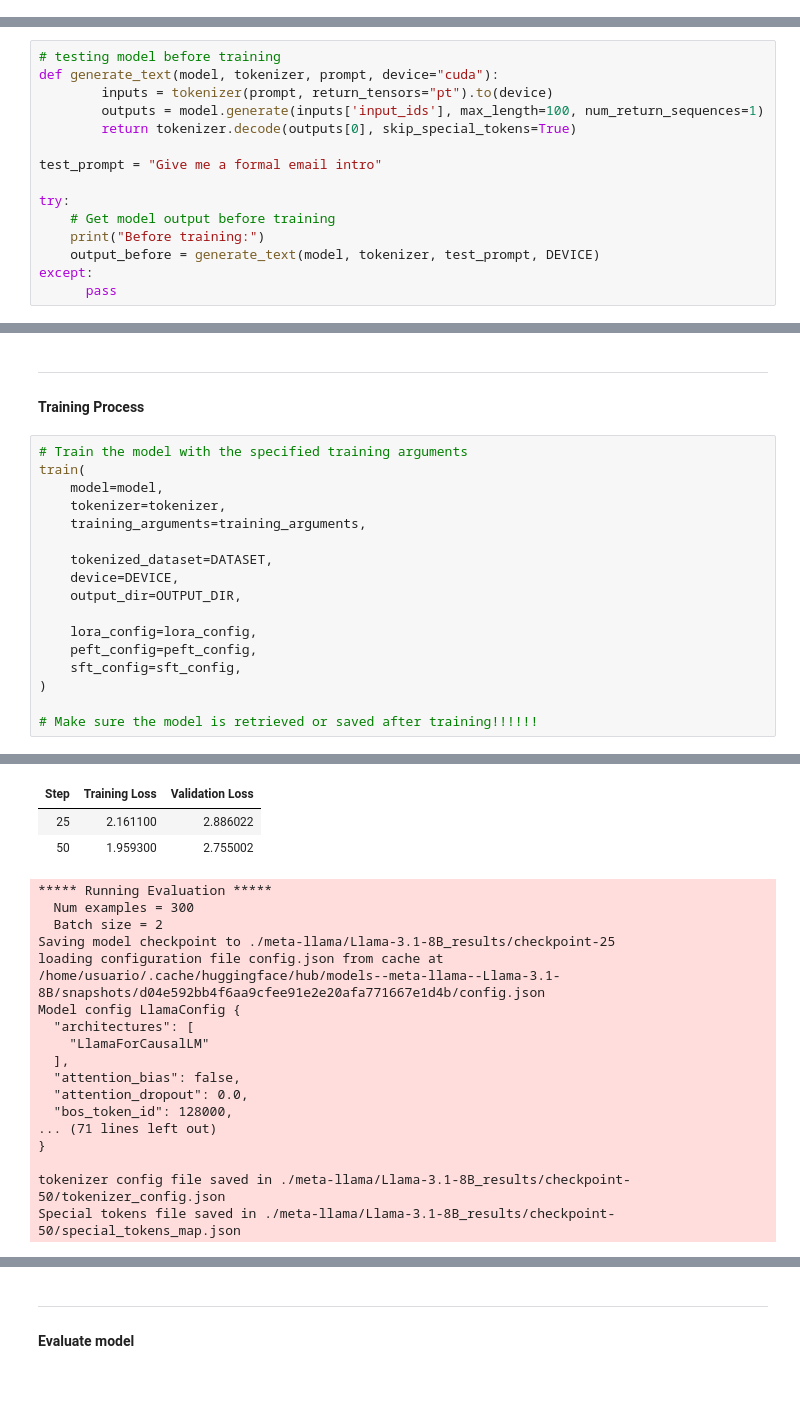
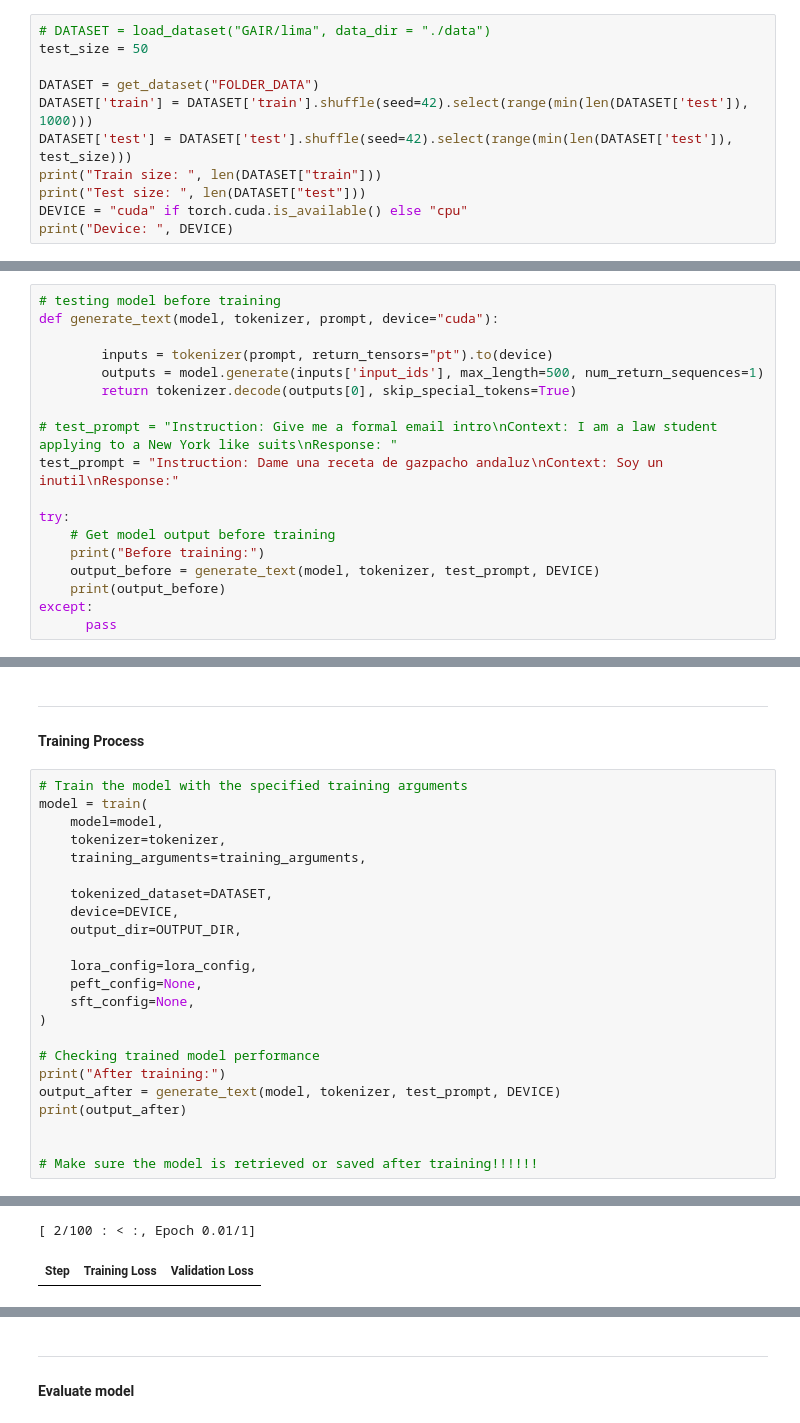
Before and after one commit to HenryECA/NLPII_Proyect, a Jupyter notebook: src/main.ipynb, the cells around one changed output, grey strips where cells are left out. Cells and saved outputs as stored; diff of their text form; blank space fills up the shorter version.

Commit message:
update final version before optuna fine-tunning

```diff
--- a/src/main.ipynb
+++ b/src/main.ipynb
@@ -60,0 +45,11 @@ DatasetDict({
+# %%
+# DATASET = load_dataset("GAIR/lima", data_dir = "./data")
+test_size = 50
+
+DATASET = get_dataset("FOLDER_DATA")
+DATASET['train'] = DATASET['train'].shuffle(seed=42).select(range(min(len(DATASET['test']), 1000)))
+DATASET['test'] = DATASET['test'].shuffle(seed=42).select(range(min(len(DATASET['test']), test_size)))
+print("Train size: ", len(DATASET["train"]))
+print("Test size: ", len(DATASET["test"]))
+DEVICE = "cuda" if torch.cuda.is_available() else "cpu"
+print("Device: ", DEVICE)
@@ -140,16 +139,19 @@ LlamaForCausalLM(
 # %%
 # testing model before training
 def generate_text(model, tokenizer, prompt, device="cuda"):
+
         inputs = tokenizer(prompt, return_tensors="pt").to(device)
-        outputs = model.generate(inputs['input_ids'], max_length=100, num_return_sequences=1)
+        outputs = model.generate(inputs['input_ids'], max_length=500, num_return_sequences=1)
         return tokenizer.decode(outputs[0], skip_special_tokens=True)
 
-test_prompt = "Give me a formal email intro"
+# test_prompt = "Instruction: Give me a formal email intro\nContext: I am a law student applying to a New York like suits\nResponse: "
+test_prompt = "Instruction: Dame una receta de gazpacho andaluz\nContext: Soy un inutil\nResponse:"
 
 try:
     # Get model output before training
     print("Before training:")
     output_before = generate_text(model, tokenizer, test_prompt, DEVICE)
+    print(output_before)
 except:
       pass
 # %% [output]
@@ -282,7 +294,7 @@ sft_config = None
 #### Training Process
 # %%
 # Train the model with the specified training arguments
-train(
+model = train(
     model=model,
     tokenizer=tokenizer,
     training_arguments=training_arguments,
@@ -292,10 +304,16 @@ train(
     output_dir=OUTPUT_DIR,
 
     lora_config=lora_config,
-    peft_config=peft_config,
-    sft_config=sft_config,
+    peft_config=None,
+    sft_config=None,
 )
 
+# Checking trained model performance
+print("After training:")
+output_after = generate_text(model, tokenizer, test_prompt, DEVICE)
+print(output_after)
+
+
 # Make sure the model is retrieved or saved after training!!!!!!
 # %% [output]
 Deprecated positional argument(s) used in SFTTrainer, please use the SFTConfig to set these arguments instead.
@@ -315,23 +332,5 @@ Currently training with a batch size of: 4
+[ 2/100 : < :, Epoch 0.01/1]
 | Step | Training Loss | Validation Loss |
-| 25 | 2.161100 | 2.886022 |
-| 50 | 1.959300 | 2.755002 |
-***** Running Evaluation *****
-  Num examples = 300
-  Batch size = 2
-Saving model checkpoint to ./meta-llama/Llama-3.1-8B_results/checkpoint-25
-loading configuration file config.json from cache at /home/usuario/.cache/huggingface/hub/models--meta-llama--Llama-3.1-8B/snapshots/d04e592bb4f6aa9cfee91e2e20afa771667e1d4b/config.json
-Model config LlamaConfig {
-  "architectures": [
-    "LlamaForCausalLM"
-  ],
-  "attention_bias": false,
-  "attention_dropout": 0.0,
-  "bos_token_id": 128000,
-... (71 lines left out)
-}
-
-tokenizer config file saved in ./meta-llama/Llama-3.1-8B_results/checkpoint-50/tokenizer_config.json
-Special tokens file saved in ./meta-llama/Llama-3.1-8B_results/checkpoint-50/special_tokens_map.json
 KeyboardInterrupt:
 # %% [markdown]
 ---
```
Also changed, not shown: parts of 6 cells of this notebook, 1 other file.
